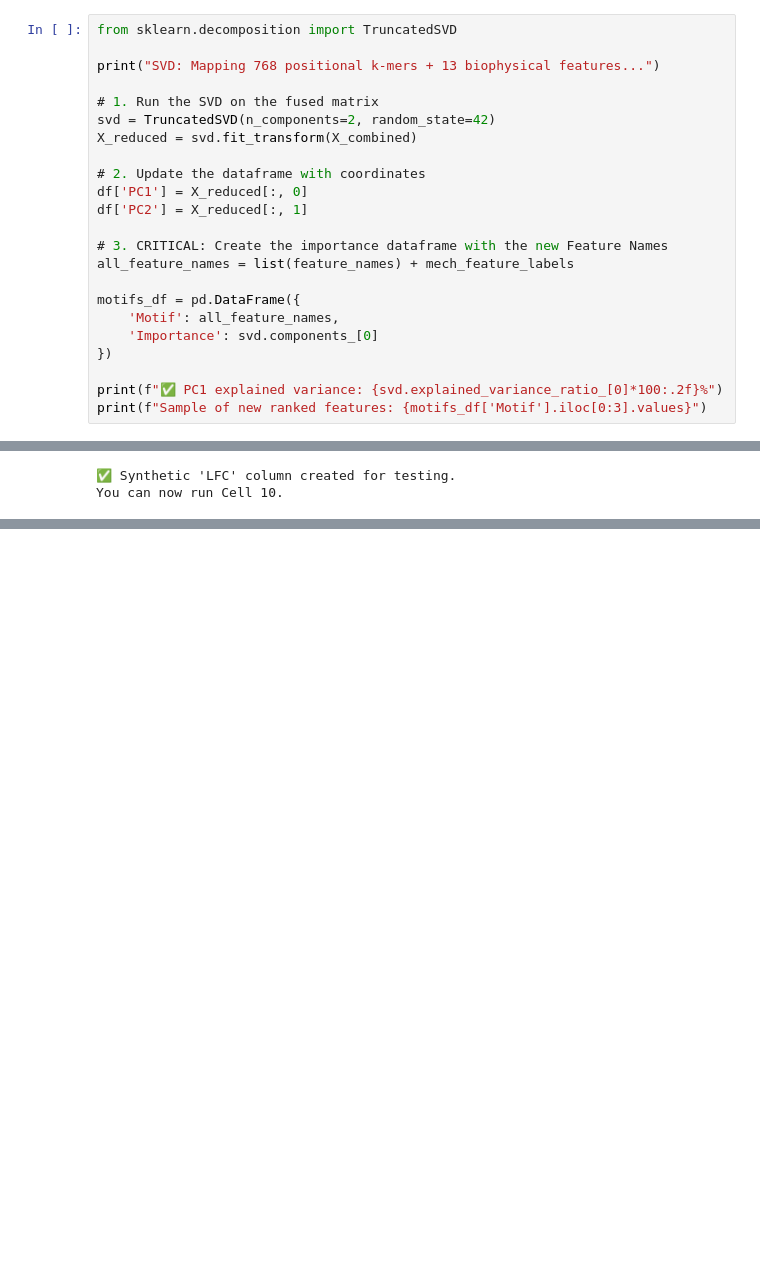
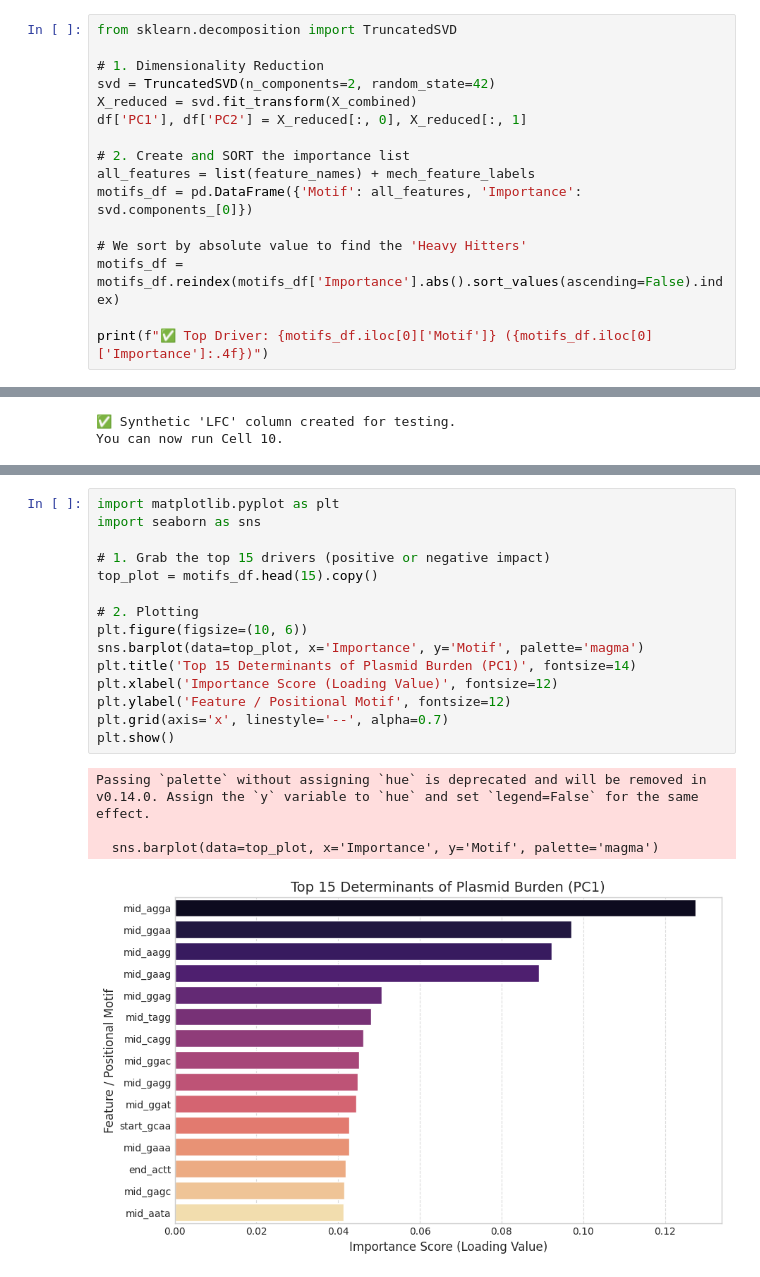
Before and after one commit to bdashti/Latest-Plasmid-Model, a Jupyter notebook: 01_unsupervised_clustering.ipynb, the cells around one changed output, grey strips where cells are left out. Saved outputs shown, nothing was run; the diff lists cells and outputs as text; blank space fills up the shorter version.

```diff
--- a/01_unsupervised_clustering.ipynb
+++ b/01_unsupervised_clustering.ipynb
@@ -228,24 +230,17 @@ Top 3 Drivers identified: ['mid_agga', 'mid_ggaa', 'mid_aagg']
 # %%
 from sklearn.decomposition import TruncatedSVD
 
-print("SVD: Mapping 768 positional k-mers + 13 biophysical features...")
-
-# 1. Run the SVD on the fused matrix
+# 1. Dimensionality Reduction
 svd = TruncatedSVD(n_components=2, random_state=42)
 X_reduced = svd.fit_transform(X_combined)
+df['PC1'], df['PC2'] = X_reduced[:, 0], X_reduced[:, 1]
 
-# 2. Update the dataframe with coordinates
-df['PC1'] = X_reduced[:, 0]
-df['PC2'] = X_reduced[:, 1]
+# 2. Create and SORT the importance list
+all_features = list(feature_names) + mech_feature_labels
+motifs_df = pd.DataFrame({'Motif': all_features, 'Importance': svd.components_[0]})
 
-# 3. CRITICAL: Create the importance dataframe with the new Feature Names
-all_feature_names = list(feature_names) + mech_feature_labels
+# We sort by absolute value to find the 'Heavy Hitters'
+motifs_df = motifs_df.reindex(motifs_df['Importance'].abs().sort_values(ascending=False).index)
 
-motifs_df = pd.DataFrame({
-    'Motif': all_feature_names,
-    'Importance': svd.components_[0]
-})
-
-print(f"✅ PC1 explained variance: {svd.explained_variance_ratio_[0]*100:.2f}%")
-print(f"Sample of new ranked features: {motifs_df['Motif'].iloc[0:3].values}")
+print(f"✅ Top Driver: {motifs_df.iloc[0]['Motif']} ({motifs_df.iloc[0]['Importance']:.4f})")
 # %% [output]
@@ -541,0 +518,20 @@ Cluster Separation: cluster
+# %%
+import matplotlib.pyplot as plt
+import seaborn as sns
+
+# 1. Grab the top 15 drivers (positive or negative impact)
+top_plot = motifs_df.head(15).copy()
+
+# 2. Plotting
+plt.figure(figsize=(10, 6))
+sns.barplot(data=top_plot, x='Importance', y='Motif', palette='magma')
+plt.title('Top 15 Determinants of Plasmid Burden (PC1)', fontsize=14)
+plt.xlabel('Importance Score (Loading Value)', fontsize=12)
+plt.ylabel('Feature / Positional Motif', fontsize=12)
+plt.grid(axis='x', linestyle='--', alpha=0.7)
+plt.show()
+# %% [output]
+Passing `palette` without assigning `hue` is deprecated and will be removed in v0.14.0. Assign the `y` variable to `hue` and set `legend=False` for the same effect.
+
+  sns.barplot(data=top_plot, x='Importance', y='Motif', palette='magma')
+[figure, added]
```
Also changed, not shown: parts of 5 cells of this notebook.
